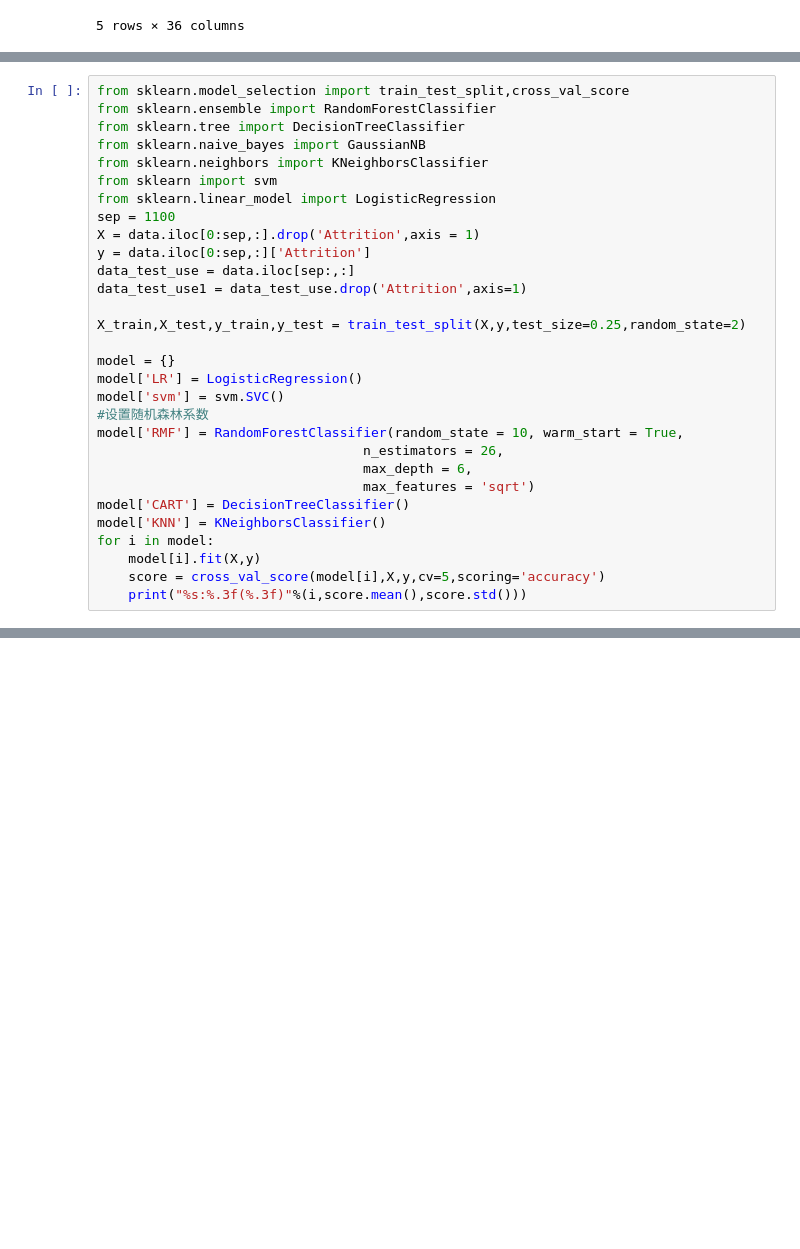
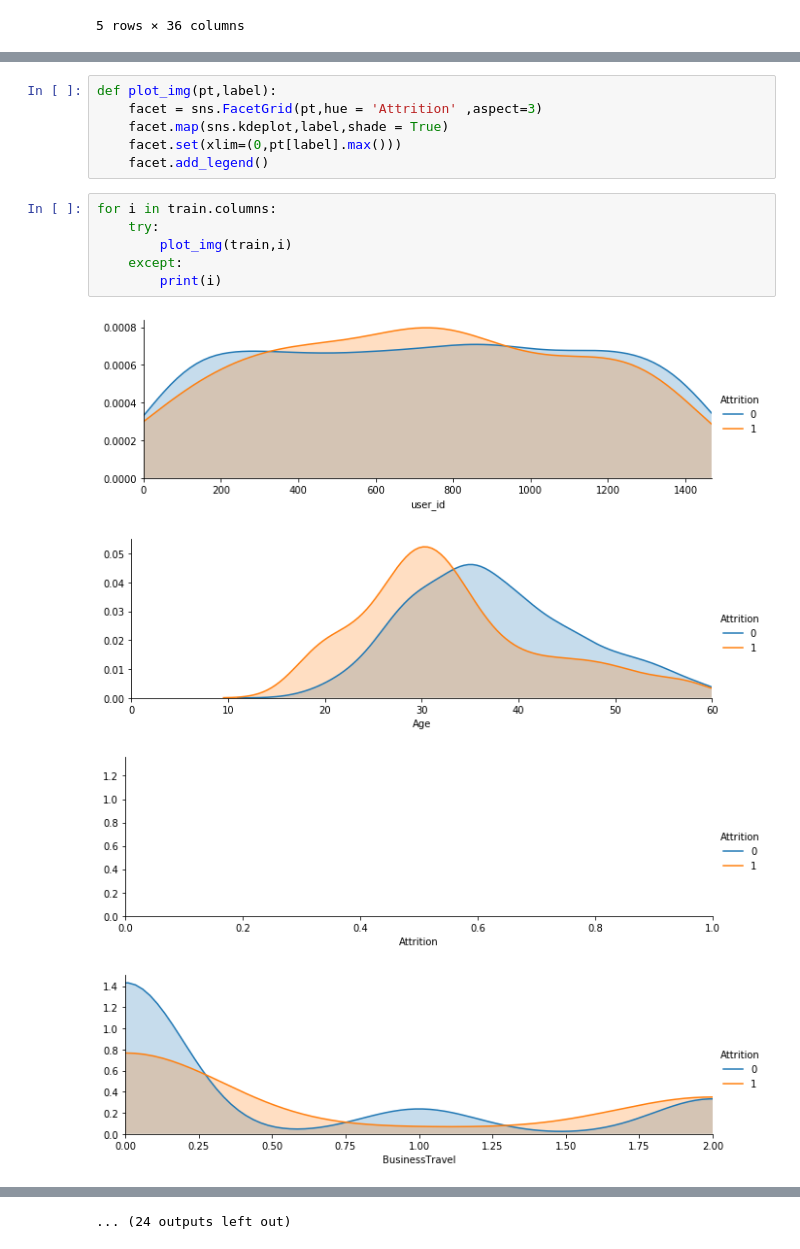
Before and after one commit to heyaug/homework, a Jupyter notebook: L1/action2.ipynb, the cells around one changed output, grey strips where cells are left out. Cells and saved outputs as stored; diff of their text form; blank space fills up the shorter version.

```diff
--- a/L1/action2.ipynb
+++ b/L1/action2.ipynb
@@ -306,30 +18,0 @@ Index(['Age', 'Attrition', 'DailyRate', 'DistanceFromHome', 'Education',
-# %%
-from sklearn.model_selection import train_test_split,cross_val_score
-from sklearn.ensemble import RandomForestClassifier
-from sklearn.tree import DecisionTreeClassifier
-from sklearn.naive_bayes import GaussianNB
-from sklearn.neighbors import KNeighborsClassifier
-from sklearn import svm
-from sklearn.linear_model import LogisticRegression
-sep = 1100
-X = data.iloc[0:sep,:].drop('Attrition',axis = 1)
-y = data.iloc[0:sep,:]['Attrition']
-data_test_use = data.iloc[sep:,:]
-data_test_use1 = data_test_use.drop('Attrition',axis=1)
-
-X_train,X_test,y_train,y_test = train_test_split(X,y,test_size=0.25,random_state=2)
-
-model = {}
-model['LR'] = LogisticRegression()
-model['svm'] = svm.SVC()
-#设置随机森林系数
-model['RMF'] = RandomForestClassifier(random_state = 10, warm_start = True,
-                                  n_estimators = 26,
-                                  max_depth = 6,
-                                  max_features = 'sqrt')
-model['CART'] = DecisionTreeClassifier()
-model['KNN'] = KNeighborsClassifier()
-for i in model:
-    model[i].fit(X,y)
-    score = cross_val_score(model[i],X,y,cv=5,scoring='accuracy')
-    print("%s:%.3f(%.3f)"%(i,score.mean(),score.std()))
@@ -349,0 +65,17 @@ data_predict.to_csv('sample.csv',index=None)
+# %%
+def plot_img(pt,label):
+    facet = sns.FacetGrid(pt,hue = 'Attrition' ,aspect=3)
+    facet.map(sns.kdeplot,label,shade = True)
+    facet.set(xlim=(0,pt[label].max()))
+    facet.add_legend()
+# %%
+for i in train.columns:
+    try:
+        plot_img(train,i)
+    except:
+        print(i)
+# %% [output]
+[figure, added]
+[figure, added]
+[figure, added]
+[figure, added]
@@ -349,0 +90 @@ data_predict.to_csv('sample.csv',index=None)
+... (24 outputs left out)
```
Also changed, not shown: parts of 53 cells of this notebook, 4 other files.
